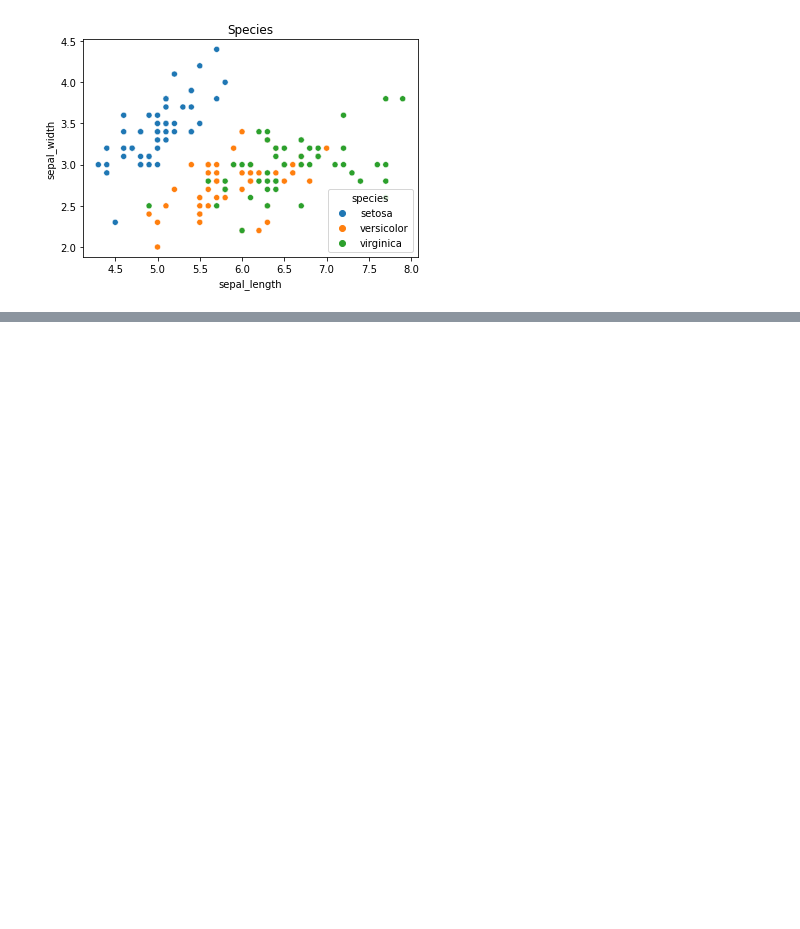
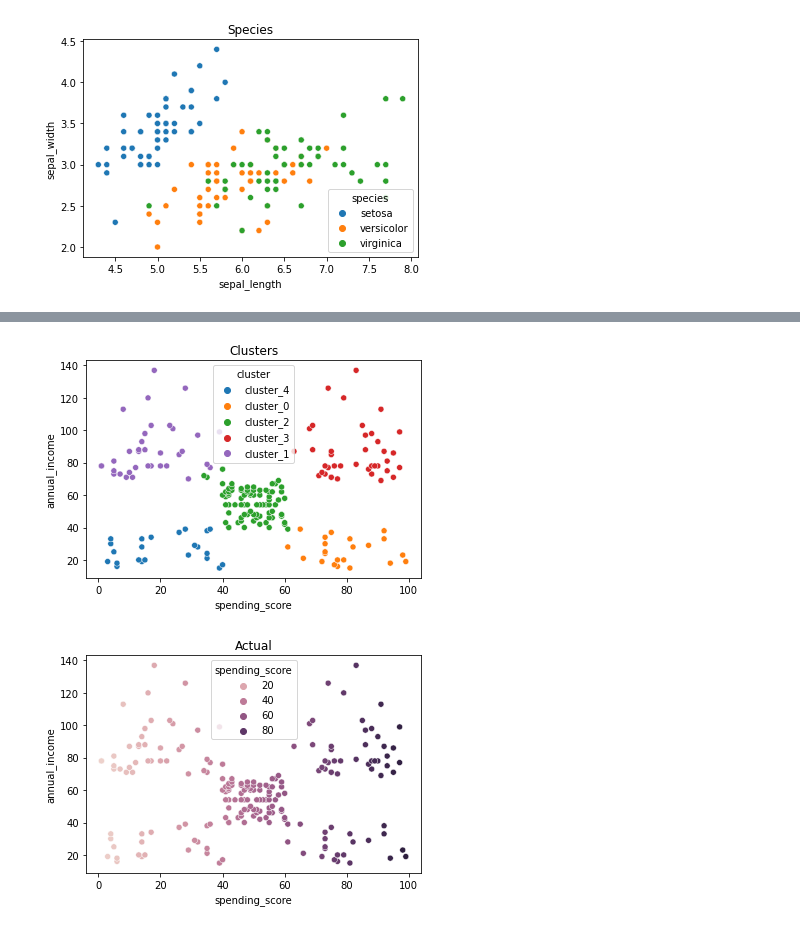
Before and after one commit to david-ryan-alviola/clustering-exercises, a Jupyter notebook: modeling.ipynb, the cells around one changed output, grey strips where cells are left out. Drawn from its saved outputs; the diff is of its cells as text; code cells hidden in the pictures; blank space fills up the shorter version.

```diff
--- a/modeling.ipynb
+++ b/modeling.ipynb
@@ -259,0 +340,18 @@ Compare k-means clustering results on scaled and unscaled data. You can show how
+# %%
+X = mall_df[['spending_score', 'annual_income']]
+# %%
+kmeans = KMeans(n_clusters=5)
+kmeans.fit(X)
+
+mall_df['cluster'] = kmeans.predict(X)
+mall_df['cluster'] = "cluster_" + mall_df.cluster.astype(str)
+# %%
+sns.scatterplot(x='spending_score', y='annual_income', hue='cluster', data=mall_df)
+plt.title("Clusters")
+plt.show()
+sns.scatterplot(x='spending_score', y='annual_income', hue='spending_score', data=mall_df)
+plt.title("Actual")
+plt.show()
+# %% [output]
+[figure, added]
+[figure, added]
```
Also changed, not shown: parts of 22 cells of this notebook.
